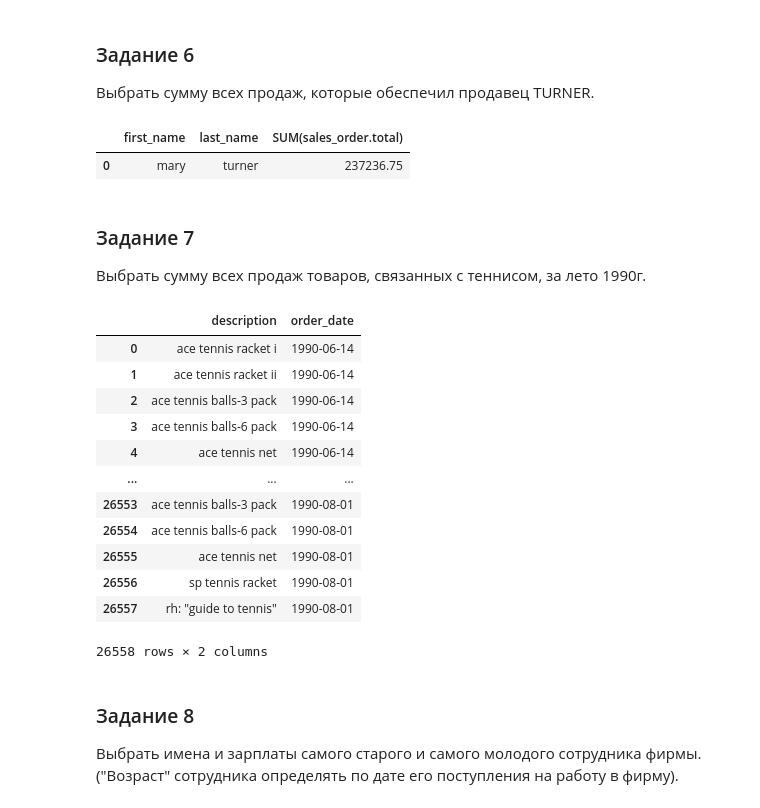
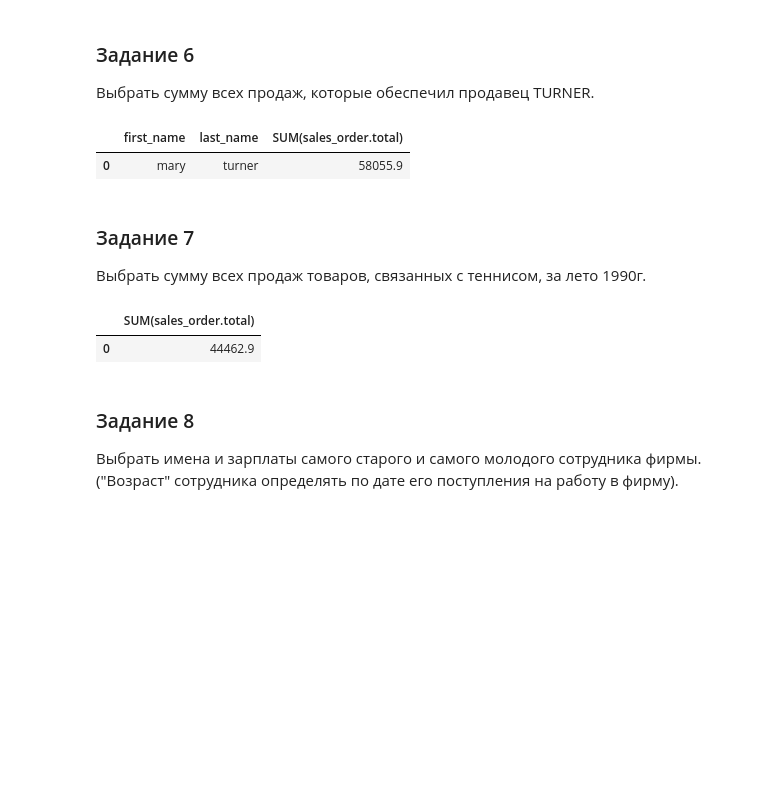
Before and after one commit to theysee/sberbank_reboot, a Jupyter notebook: Поток_3_Практика_к_занятию_5.ipynb, the cells around one changed output. Saved outputs shown, nothing was run; the diff lists cells and outputs as text; code cells hidden in the pictures; blank space fills up the shorter version.

```diff
--- a/Поток_3_Практика_к_занятию_5.ipynb
+++ b/Поток_3_Практика_к_занятию_5.ipynb
@@ -244,8 +215,13 @@ pd.read_sql_query('''
     employee.last_name,
     SUM(sales_order.total)
   FROM
-    employee,
     sales_order
+    JOIN
+      customer
+    ON sales_order.customer_id=customer.customer_id
+    JOIN
+      employee
+    ON customer.salesperson_id=employee.employee_id
   WHERE
     last_name = 'turner'
   GROUP BY
@@ -254,40 +230,32 @@ pd.read_sql_query('''
 ''', conn)
 # %% [output]
 |  | first_name | last_name | SUM(sales_order.total) |
-| 0 | mary | turner | 237236.75 |
+| 0 | mary | turner | 58055.9 |
 # %% [markdown]
 ### Задание 7
 Выбрать сумму всех продаж товаров, связанных с теннисом, за лето 1990г.
 # %%
 pd.read_sql_query('''
   SELECT
-    product.description,
-    sales_order.order_date
+    SUM(sales_order.total)
   FROM
-    product,
-    sales_order,
-    item
+    sales_order
+    JOIN
+      item
+    ON sales_order.order_id=item.order_id
+    JOIN
+      product
+    ON product.product_id=item.product_id
   WHERE
     sales_order.order_date > '1990-06-01'
     AND
     sales_order.order_date < '1990-09-01'
     AND
     product.description LIKE '%tennis%'
 ''', conn)
 # %% [output]
-|  | description | order_date |
-| 0 | ace tennis racket i | 1990-06-14 |
-| 1 | ace tennis racket ii | 1990-06-14 |
-| 2 | ace tennis balls-3 pack | 1990-06-14 |
-| 3 | ace tennis balls-6 pack | 1990-06-14 |
-| 4 | ace tennis net | 1990-06-14 |
-| ... | ... | ... |
-| 26553 | ace tennis balls-3 pack | 1990-08-01 |
-| 26554 | ace tennis balls-6 pack | 1990-08-01 |
-| 26555 | ace tennis net | 1990-08-01 |
-| 26556 | sp tennis racket | 1990-08-01 |
-| 26557 | rh: "guide to tennis" | 1990-08-01 |
+|  | SUM(sales_order.total) |
+| 0 | 44462.9 |
-26558 rows × 2 columns
 # %% [markdown]
 ### Задание 8
 Выбрать имена и зарплаты самого старого и самого молодого сотрудника фирмы. ("Возраст" сотрудника определять по дате его поступления на работу в фирму).
```
Also changed, not shown: parts of 16 cells of this notebook.
